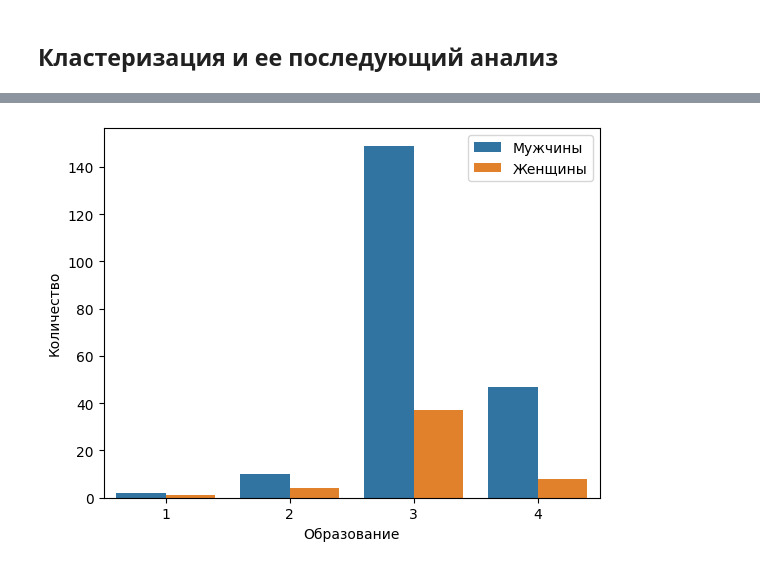
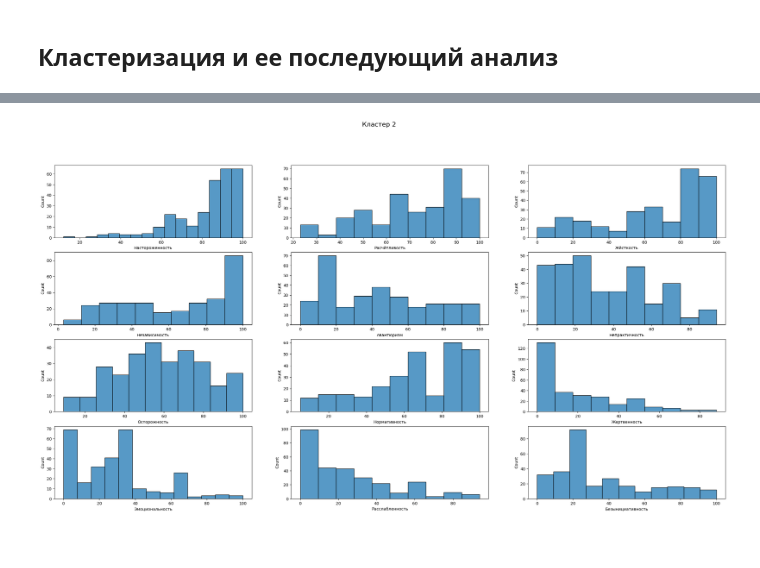
Before and after one commit to tooyoungforthis/expert_judgement, a Jupyter notebook: main.ipynb, the cells around one changed output, grey strips where cells are left out. Cells and saved outputs as stored; diff of their text form; code cells hidden in the pictures; blank space fills up the shorter version.

```diff
--- a/main.ipynb
+++ b/main.ipynb
@@ -284,0 +293,8 @@ plt.show()
+# %%
+def create_clusters(predicted_labels):
+    clusterd_df = []
+    clusters = np.unique(predicted_labels)
+    for cluster in clusters:
+        row_ix = np.where(predicted_labels == cluster)
+        clusterd_df.append(df.iloc[list(*row_ix)])
+    return clusterd_df
@@ -287,6 +308,9 @@ scaler = StandardScaler()
 X = df.iloc[:, 3:]
 X = scaler.fit_transform(X)
 # %%
-model = KMeans(n_clusters=10, n_init='auto', max_iter=1000)
-gm_4 = model.fit(X)
-predict_4 = gm_4.predict(X)
+# n_clusters_ = [4, 6, 8]
+model = KMeans(n_clusters=4, n_init='auto', max_iter=1000)
+model = model.fit(X)
+predict = model.predict(X)
+clusterd_df = create_clusters(predict)
+cluster_info(clusterd_df)
@@ -293,10 +334,0 @@ predict_4 = gm_4.predict(X)
-# %%
-clusters = np.unique(predict_4)
-clusterd_df = []
-# create scatter plot for samples from each cluster
-for cluster in clusters:
-	# get row indexes for samples with this cluster
-	row_ix = np.where(predict_4 == cluster)
-	clusterd_df.append(df.iloc[list(*row_ix)])
-
-clusterd_df[0].head()
@@ -427,7 +373,10 @@ plt.show()
-# %%
-sns.countplot(data=clusterd_df[2], x='Образование', hue='Пол')
-plt.ylabel('Количество')
-plt.legend(['Mужчины', 'Женщины'])
-plt.show()
-# %% [output]
-[figure, removed]
+# %%
+fig, ax = plt.subplots(4, 3, figsize=(30, 15))
+fig.suptitle('Кластер 2', fontsize=16)
+h = 0
+for i in range(4):
+    for j in range(3):
+        sns.histplot(ax=ax[i][j], data=clusterd_df[1], x=columns[h])
+        h += 1
+# %% [output]
+[figure, added]
```
Also changed, not shown: parts of 26 cells of this notebook, 1 other file.
